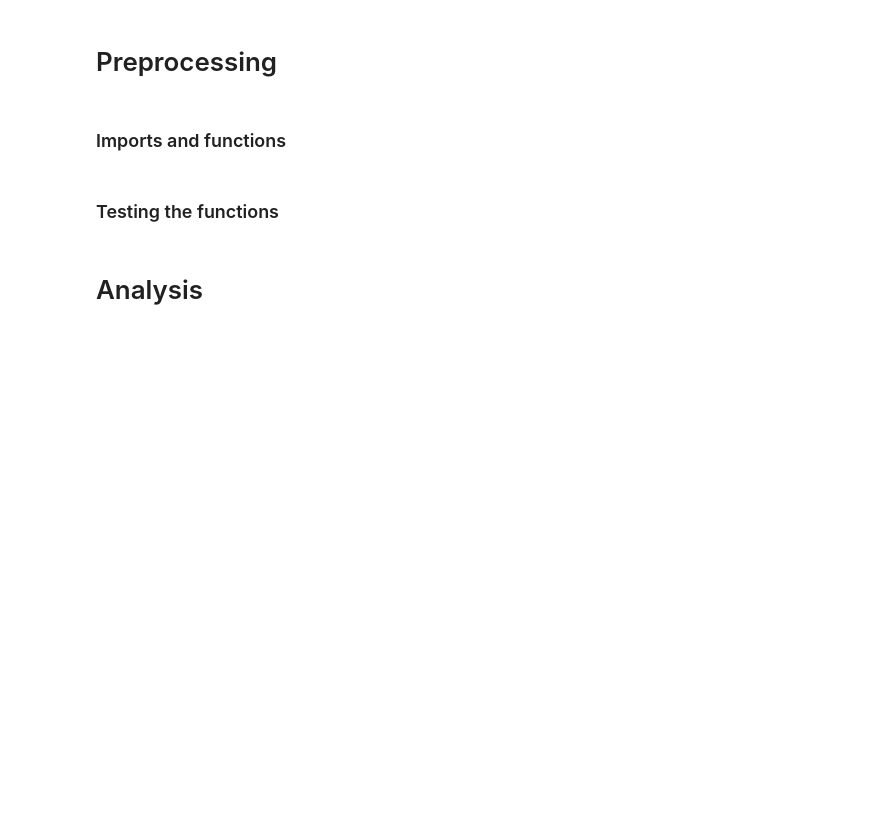
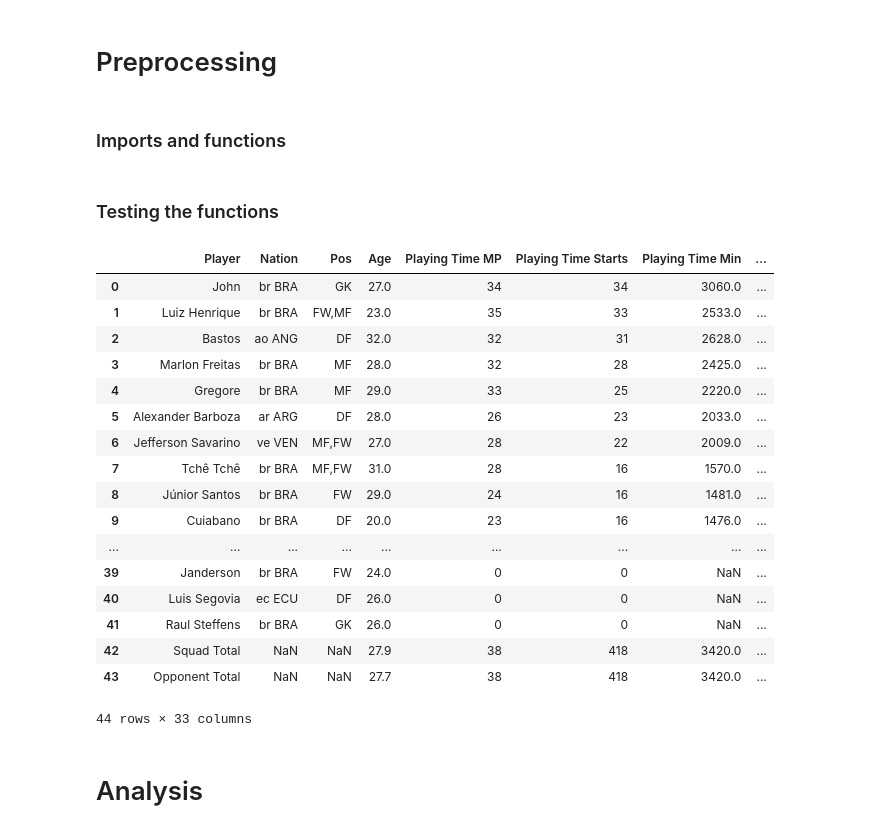
Before and after one commit to EsporosRubeos/Projeto_ICD-2025_Fut, a Jupyter notebook: ICD_Project.ipynb, the cells around one changed output. Drawn from its saved outputs; the diff is of its cells as text; code cells hidden in the pictures; blank space fills up the shorter version.

```diff
--- a/ICD_Project.ipynb
+++ b/ICD_Project.ipynb
@@ -323,6 +387,27 @@ def get_gringos(df, gringos, clube=None, nation=['br BRA']):
 # %%
-teste_df = process_names(pd.read_csv('data/clubes/Flamengo/2024_standard.csv'))
+teste_df = process_names(pd.read_csv('data/clubes/Botafogo-RJ/2024_standard.csv'))
 gringos_df = pd.DataFrame()
+# %%
+teste_df
+# %% [output]
+|  | Player | Nation | Pos | Age | Playing Time MP | Playing Time Starts | Playing Time Min | ... |
+| 0 | John | br BRA | GK | 27.0 | 34 | 34 | 3060.0 | ... |
+| 1 | Luiz Henrique | br BRA | FW,MF | 23.0 | 35 | 33 | 2533.0 | ... |
+| 2 | Bastos | ao ANG | DF | 32.0 | 32 | 31 | 2628.0 | ... |
+| 3 | Marlon Freitas | br BRA | MF | 28.0 | 32 | 28 | 2425.0 | ... |
+| 4 | Gregore | br BRA | MF | 29.0 | 33 | 25 | 2220.0 | ... |
+| 5 | Alexander Barboza | ar ARG | DF | 28.0 | 26 | 23 | 2033.0 | ... |
+| 6 | Jefferson Savarino | ve VEN | MF,FW | 27.0 | 28 | 22 | 2009.0 | ... |
+| 7 | Tchê Tchê | br BRA | MF,FW | 31.0 | 28 | 16 | 1570.0 | ... |
+| 8 | Júnior Santos | br BRA | FW | 29.0 | 24 | 16 | 1481.0 | ... |
+| 9 | Cuiabano | br BRA | DF | 20.0 | 23 | 16 | 1476.0 | ... |
+| ... | ... | ... | ... | ... | ... | ... | ... | ... |
+| 39 | Janderson | br BRA | FW | 24.0 | 0 | 0 | NaN | ... |
+| 40 | Luis Segovia | ec ECU | DF | 26.0 | 0 | 0 | NaN | ... |
+| 41 | Raul Steffens | br BRA | GK | 26.0 | 0 | 0 | NaN | ... |
+| 42 | Squad Total | NaN | NaN | 27.9 | 38 | 418 | 3420.0 | ... |
+| 43 | Opponent Total | NaN | NaN | 27.7 | 38 | 418 | 3420.0 | ... |
+44 rows × 33 columns
 # %%
 gringos_df = get_gringos(teste_df, gringos_df, clube='Flamengo')
 # %% [markdown]
```
Also changed, not shown: parts of 5 cells of this notebook, 1 other file.
